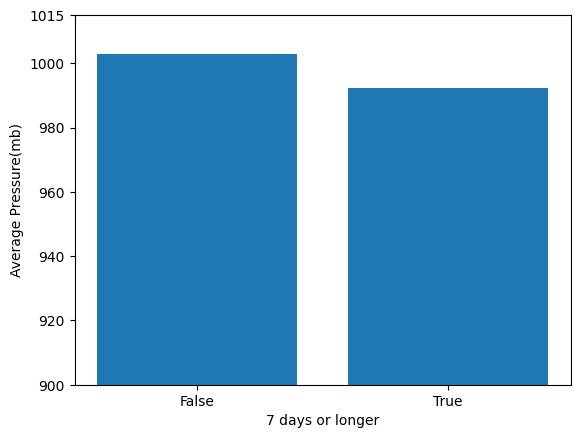
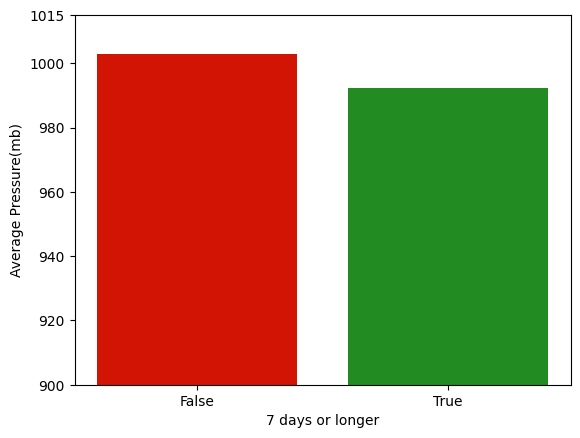
Unified diff of the notebook cell whose output changed from the first chart to the second:
--- before
+++ after
@@ -1,5 +1,5 @@
 df_plot[['longer','avg_avg_pressure_mb']]
 
-plt.bar(df_plot['longer'].astype(str), df_plot['avg_avg_pressure_mb'])
+plt.bar(df_plot['longer'].astype(str), df_plot['avg_avg_pressure_mb'], color = ['#D21404', '#228B22'])
 plt.ylim(900, 1015)
 plt.yticks([900, 920, 940, 960, 980, 1000, 1015])

Commit: Created using Colab